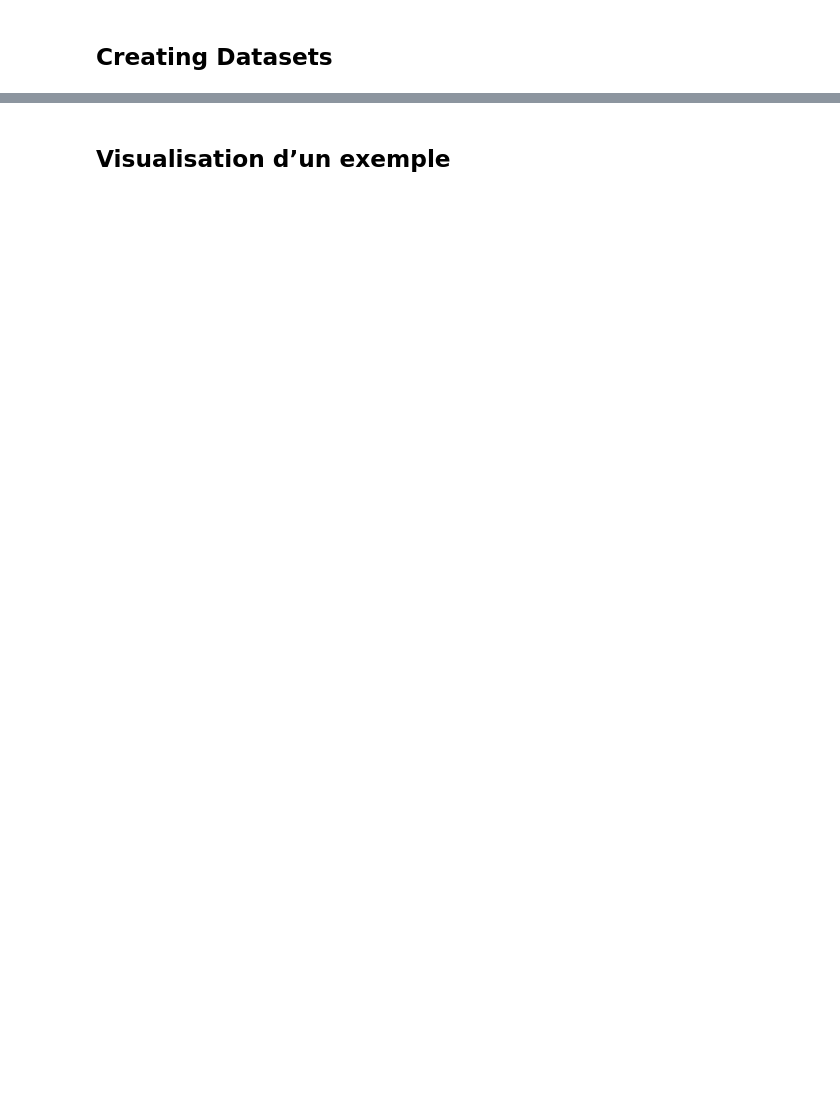
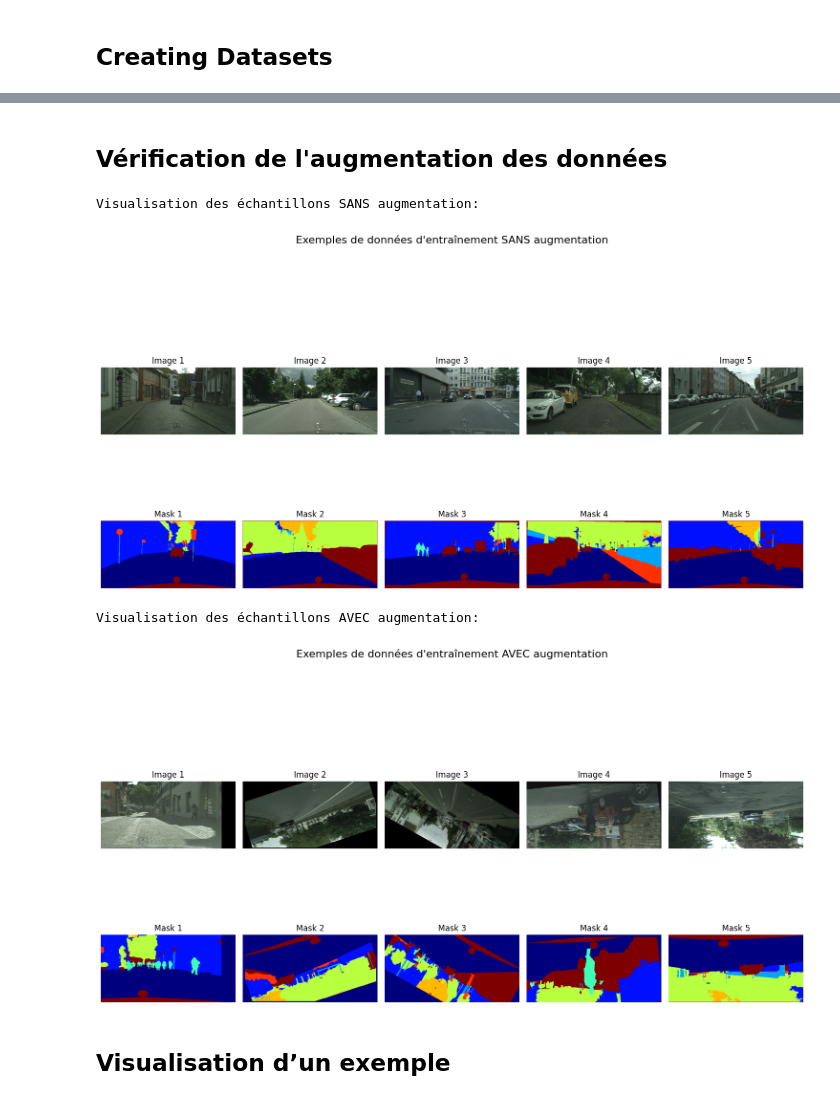
Before and after one commit to KamelBenstaali/OpenClassroomP8, a Jupyter notebook: Mes_notebooks/Notebook_model_1.ipynb, the cells around one changed output, grey strips where cells are left out. Drawn from its saved outputs; the diff is of its cells as text; code cells hidden in the pictures; blank space fills up the shorter version.

```diff
--- a/Mes_notebooks/Notebook_model_1.ipynb
+++ b/Mes_notebooks/Notebook_model_1.ipynb
@@ -357,3 +373,13 @@ def load_image_mask(img_path, mask_path):
         new_mask[mask == k] = v
 
     return img.astype(np.float32), new_mask.astype(np.uint8)
+
+# --- Création du Tenseur de Mapping pour TensorFlow ---
+# On crée un tableau de mapping pour les IDs de 0 à 34 (max cityscapes id)
+mapping = np.full(35, 7, dtype=np.int32) # Par défaut classe 7 (Void)
+for k, v in CITYSCAPES_TO_8.items():
+    if k < 35:
+        mapping[k] = v
+
+MAPPING_TENSOR = tf.constant(mapping)
+print("✅ MAPPING_TENSOR créé pour le pipeline TF.")
@@ -462,3 +511,45 @@ Mask shape: (32, 224, 224, 1), Type: <dtype: 'int32'>
+# %% [markdown]
+## Vérification de l'augmentation des données
+# %%
+import matplotlib.pyplot as plt
+
+def visualize_augmented_samples(dataset, title, num_samples=5):
+    plt.figure(figsize=(15, 2 * num_samples))
+    plt.suptitle(title, fontsize=16)
+
+    for i, (images, masks) in enumerate(dataset.take(1)):
+        if i >= num_samples:
+            break
+
+        for j in range(num_samples):
+            if j >= images.shape[0]: # Ensure we don't go out of bounds if batch size is smaller than num_samples
+                break
+
+            # Image
+            plt.subplot(2, num_samples, j + 1)
+            plt.imshow(images[j])
+            plt.title(f"Image {j+1}")
+            plt.axis("off")
+
+            # Mask
+            plt.subplot(2, num_samples, num_samples + j + 1)
+            plt.imshow(masks[j], cmap='jet', vmin=0, vmax=7) # Using cmap='jet' for better visibility of classes
+            plt.title(f"Mask {j+1}")
+            plt.axis("off")
+
+    plt.tight_layout(rect=[0, 0.03, 1, 0.95])
+    plt.show()
+
+print("Visualisation des échantillons SANS augmentation:")
+visualize_augmented_samples(train_ds_no_aug, "Exemples de données d'entraînement SANS augmentation", num_samples=5)
+
+print("\nVisualisation des échantillons AVEC augmentation:")
+visualize_augmented_samples(train_ds_aug, "Exemples de données d'entraînement AVEC augmentation", num_samples=5)
+# %% [output]
+Visualisation des échantillons SANS augmentation:
+[figure, added]
+Visualisation des échantillons AVEC augmentation:
+[figure, added]
 # %% [markdown]
 ## Visualisation d’un exemple
 # %%
```
Also changed, not shown: parts of 52 cells of this notebook, 8 other files.
